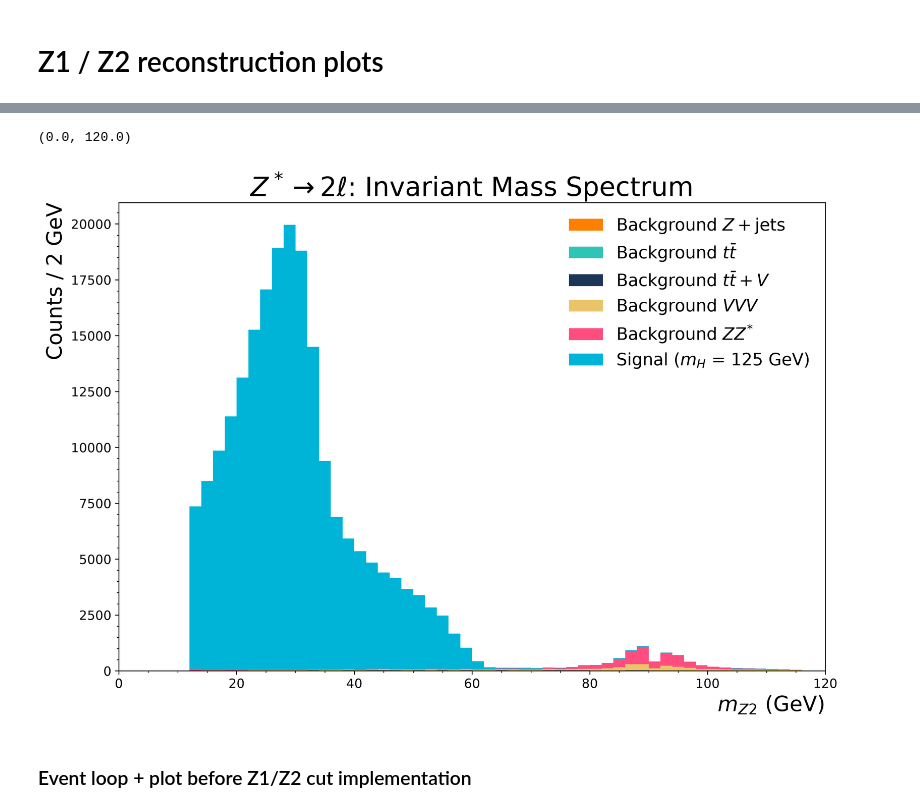
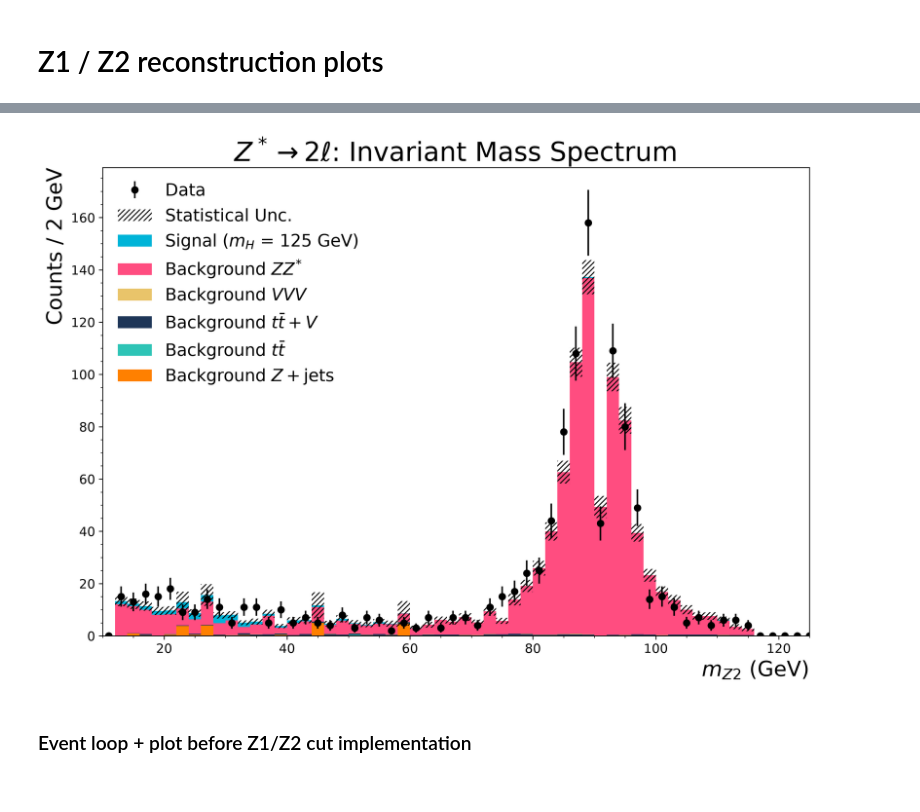
Before and after one commit to chrissellgrenbackup/intro-hep-project, a Jupyter notebook: higgs_analysis/HZZ_analysis.ipynb, the cells around one changed output, grey strips where cells are left out. Drawn from its saved outputs; the diff is of its cells as text; code cells hidden in the pictures.

```diff
--- a/higgs_analysis/HZZ_analysis.ipynb
+++ b/higgs_analysis/HZZ_analysis.ipynb
@@ -990,50 +991,38 @@ plt.xlim(45,110)
 # %%
-ig, ax = plt.subplots(figsize=(12,8),dpi=300)
-mc_hist_z2 = ax.hist(mc_masses_z2,bins=binlist_zs,
+#Z2 plot
+
+fig, ax = plt.subplots(figsize=(12,8),dpi=300)
+mc_hist_z2 = ax.hist(mc_masses_z2,bins=binlist_zs,weights=mc_weights,
         label=mc_labels,color=mc_colors,stacked=True)
 
-# this mc_hist object is a tuple, first entry is a 2D array for the height of the hist
-# the first entry is the heights of bins for first sample
-# if stacked=True, second entry is heights of first + second
-# third entry is height of first+second+third, etc.
-# so take the last row of the first element of the mc_hist tuple to get cumulative height
-# mc_height_sum = mc_hist_z1[0][-1]
+# now make error bars for the MC samples
+mc_weights_all = np.concatenate(mc_weights)
+mc_masses_all = np.concatenate(mc_masses_z2)
+mc_var_hist = np.histogram(mc_masses_all,bins=binlist_zs, weights=mc_weights_all**2)
+mc_err = np.sqrt(mc_var_hist[0])
 
+mc_height_sum = mc_hist_z2[0][-1]
+ax.bar(bincenters_zs, height=mc_err*2, bottom=(mc_height_sum-mc_err),
+      hatch='/////', color='none', alpha=0.4, width=stepsize_zs, label="Statistical Unc.")
 
-# # now make error bars for the MC samples
-# # in the tutorial files they only do error bars for the MC BG, i include signal
-# # concatenate all mc weights and mass into long list
-# mc_weights_all = np.concatenate(mc_weights)
-# mc_masses_all = np.concatenate(mc_masses)
-# # the total variance per bin is the weight^2
-# # so histogram the masses with weight^2
-# mc_var_hist = np.histogram(mc_masses_all,bins=binlist, weights=mc_weights_all**2)
-# # np hist returns tuple, first element is bin height
-# mc_err = np.sqrt(mc_var_hist[0])
-
-# # plot mc errorbars
-# # calc the bottom of the bar with the height of the total mc
-# ax.bar(bincenters,height=mc_err*2,bottom=(mc_height_sum-mc_err),
-#        hatch='//////',color='none',alpha=0.5,width=stepsize,label="Statistical Unc.")
-
-
-#ax.errorbar(bincenters_zs,data_y,yerr=data_y_err,fmt='o',color='black',label='Data')
-
-#TODO - also think about the luminosity
+ax.errorbar(bincenters_zs,data_y_z2,yerr=data_y_err_z2,fmt='o',color='black',label='Data')
 
 ax.set_xlabel(r"$m_{Z2}$ (GeV)",x=1,horizontalalignment ='right',fontsize=20)
 ax.set_ylabel(f'Counts / {stepsize_zs} GeV',y=1,horizontalalignment ='right',fontsize=20)
 ax.set_title(r"$Z^* \rightarrow 2\ell$: Invariant Mass Spectrum",fontsize=25)
 ax.legend(frameon=False,fontsize=16)
+
+handles, labels = ax.get_legend_handles_labels()
+ax.legend(reversed(handles), reversed(labels), frameon=False,fontsize='16')  # reverse to keep order consistent
+
 ax.xaxis.set_minor_locator(AutoMinorLocator())
 ax.yaxis.set_minor_locator(AutoMinorLocator())
 plt.xticks(fontsize=12)
 plt.yticks(fontsize=12)
-plt.xlim(0,120)
-#plt.text(150,32,r'$\sqrt{s}$ = 13 TeV, $\int L dt =$ 36.6fb$^{-1}$',fontsize=16)
+plt.xlim(10,125)
+plt.savefig("plots/z2mass.png")
 # %% [output]
-(0.0, 120.0)
-[figure, old version]
+[figure, new version]
 # %%
 # Make plots -> start with just data
 #print(allinfo['Data'])
```
Also changed, not shown: parts of 8 cells of this notebook.
